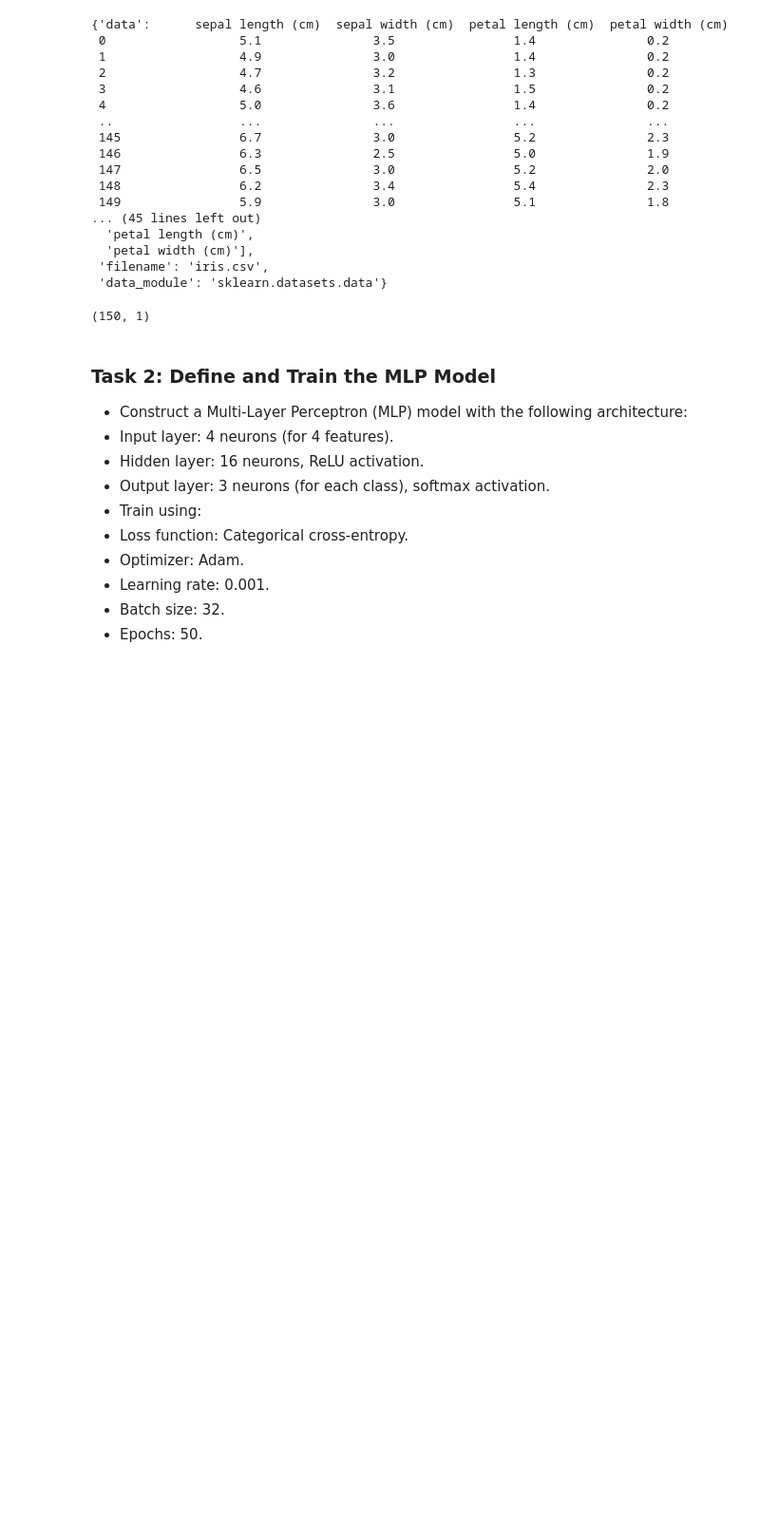
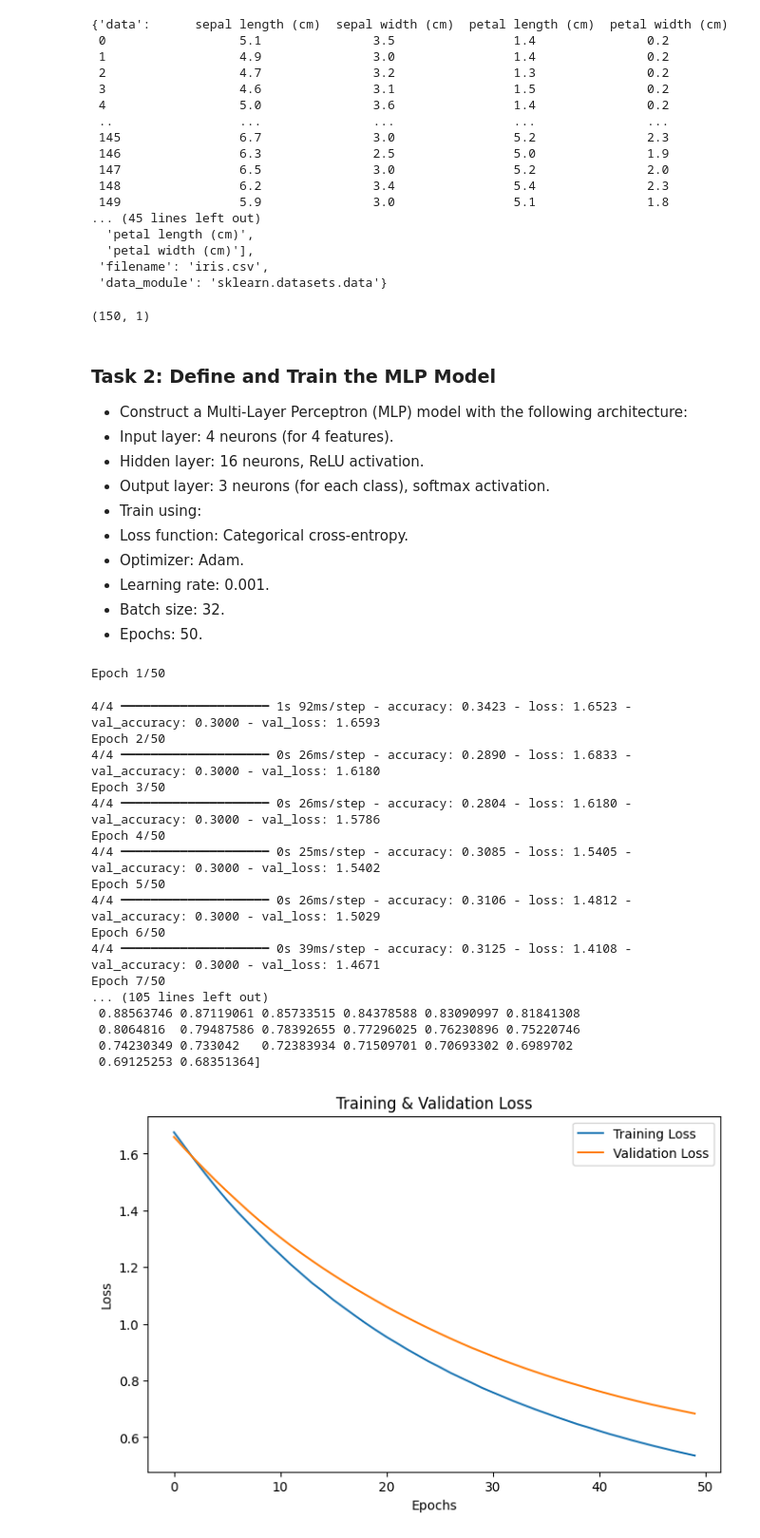
Before and after one commit to PraneelUJ/CS203_Lab_6, a Jupyter notebook: CS203_Lab_6_task1.ipynb, the cells around one changed output. Shown: that part at 95% size. Cells and saved outputs as stored; diff of their text form; code cells hidden in the pictures; blank space fills up the shorter version.

```diff
--- a/CS203_Lab_6_task1.ipynb
+++ b/CS203_Lab_6_task1.ipynb
@@ -49,8 +50,8 @@ y_encoded=encoder.fit_transform(y)
 X_train, X_test, y_train, y_test = train_test_split(X, y_encoded, test_size=0.2, random_state=45, stratify=y)
 # %%
 scaler=StandardScaler()
-X_train=X_train_scale.transform(X_train)
-X_test=X_train_scale.transform(X_test)
+X_train = scaler.fit_transform(X_train)
+X_test = scaler.transform(X_test)
 # %% [markdown]
 ### Task 2: Define and Train the MLP Model
 - Construct a Multi-Layer Perceptron (MLP) model with the following architecture:
@@ -69,3 +70,48 @@ from tensorflow import keras
 from tensorflow.keras.models import Sequential
 from tensorflow.keras.layers import Dense
 from tensorflow.keras.optimizers import Adam
+# %%
+model=Sequential([Dense(16,activation="relu",input_shape=(4,)),Dense(3,activation='softmax')])
+
+model.compile(optimizer=Adam(learning_rate=0.001),loss='categorical_crossentropy',metrics=['accuracy'])
+
+model_history=model.fit(X_train, y_train, epochs=50, batch_size=32, validation_data=(X_test, y_test))
+
+test_loss,test_accuracy=model.evaluate(X_test,y_test)
+print(f"The test accuracy is {test_accuracy:.4f}" )
+
+array_training_losses=np.array(model_history.history['loss'])
+array_validation_losses=np.array(model_history.history['val_loss'])
+
+print("Training Losses:\n", array_training_losses)
+print("Validation Losses:\n", array_validation_losses)
+
+# Plot training & validation loss
+plt.figure(figsize=(8, 5))
+plt.plot(array_training_losses, label='Training Loss')
+plt.plot(array_validation_losses, label='Validation Loss')
+plt.xlabel('Epochs')
+plt.ylabel('Loss')
+plt.title('Training & Validation Loss')
+plt.legend()
+plt.show()
+# %% [output]
+Epoch 1/50
+4/4 ━━━━━━━━━━━━━━━━━━━━ 1s 92ms/step - accuracy: 0.3423 - loss: 1.6523 - val_accuracy: 0.3000 - val_loss: 1.6593
+Epoch 2/50
+4/4 ━━━━━━━━━━━━━━━━━━━━ 0s 26ms/step - accuracy: 0.2890 - loss: 1.6833 - val_accuracy: 0.3000 - val_loss: 1.6180
+Epoch 3/50
+4/4 ━━━━━━━━━━━━━━━━━━━━ 0s 26ms/step - accuracy: 0.2804 - loss: 1.6180 - val_accuracy: 0.3000 - val_loss: 1.5786
+Epoch 4/50
+4/4 ━━━━━━━━━━━━━━━━━━━━ 0s 25ms/step - accuracy: 0.3085 - loss: 1.5405 - val_accuracy: 0.3000 - val_loss: 1.5402
+Epoch 5/50
+4/4 ━━━━━━━━━━━━━━━━━━━━ 0s 26ms/step - accuracy: 0.3106 - loss: 1.4812 - val_accuracy: 0.3000 - val_loss: 1.5029
+Epoch 6/50
+4/4 ━━━━━━━━━━━━━━━━━━━━ 0s 39ms/step - accuracy: 0.3125 - loss: 1.4108 - val_accuracy: 0.3000 - val_loss: 1.4671
+Epoch 7/50
+... (105 lines left out)
+ 0.88563746 0.87119061 0.85733515 0.84378588 0.83090997 0.81841308
+ 0.8064816  0.79487586 0.78392655 0.77296025 0.76230896 0.75220746
+ 0.74230349 0.733042   0.72383934 0.71509701 0.70693302 0.6989702
+ 0.69125253 0.68351364]
+[figure, added]
```
Also changed, not shown: parts of 2 cells of this notebook.
